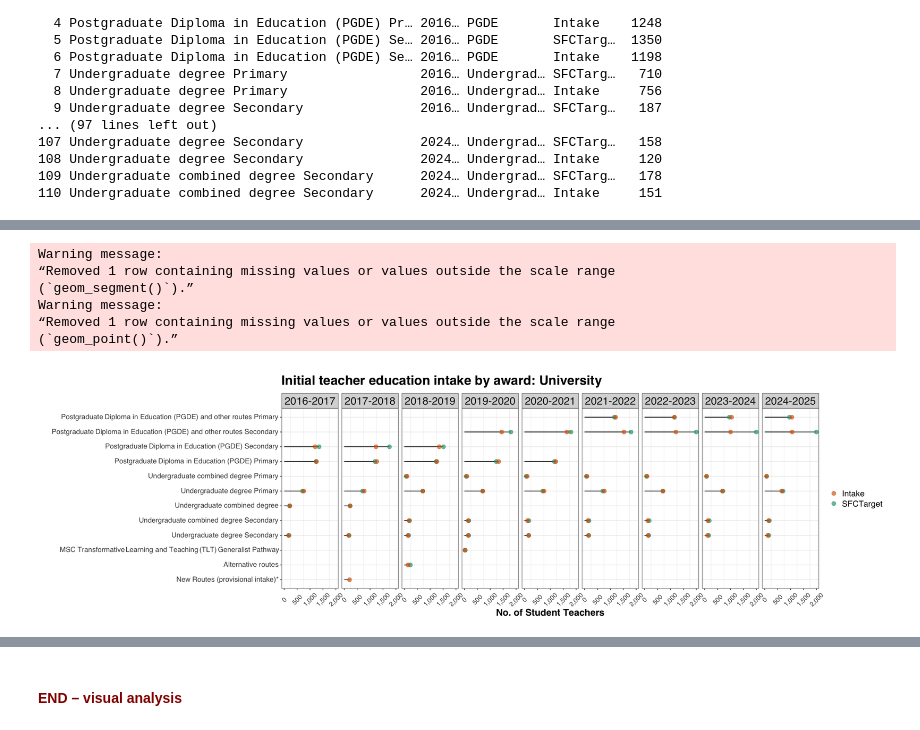
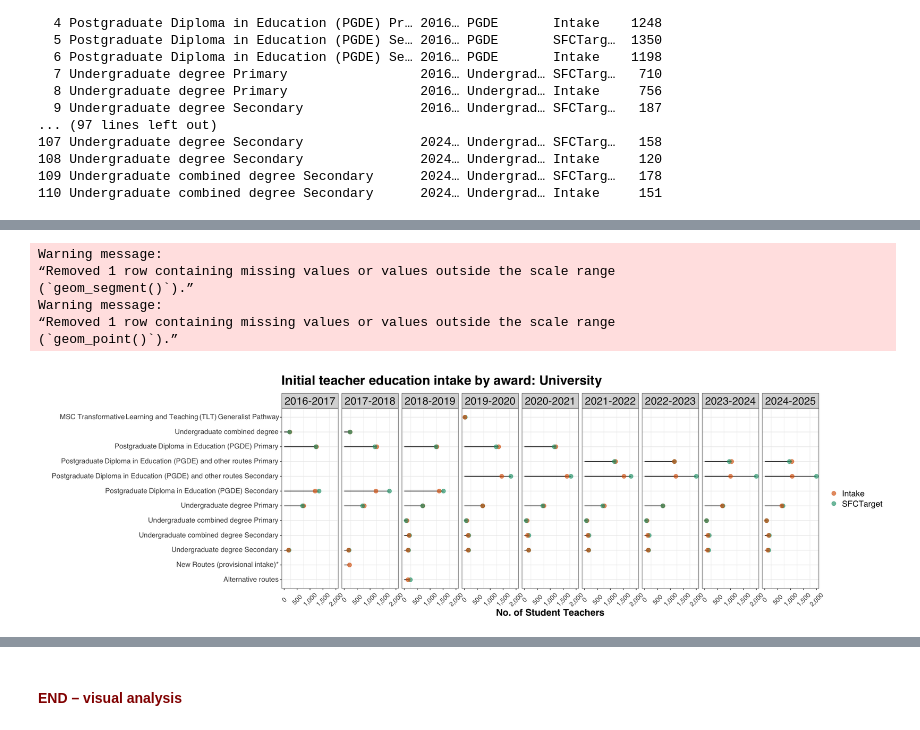
Before and after one commit to aba-sah/sta-it402-dresscode, a Jupyter notebook: code/r/initial_teacher_education.ipynb, the cells around one changed output, grey strips where cells are left out. Drawn from its saved outputs; the diff is of its cells as text; code cells hidden in the pictures.

```diff
--- a/code/r/initial_teacher_education.ipynb
+++ b/code/r/initial_teacher_education.ipynb
@@ -3395,13 +3399,16 @@ initial_intake_university <- initial_intake_university %>%
                                            str_detect(., regex("Alternative routes", ignore_case = TRUE)) ~ "Alternative routes",
                                            str_detect(., regex("New routes", ignore_case = TRUE)) ~ "New routes",
                                            str_detect(., "PGDE") ~ "PGDE",
-                                           str_detect(., regex("Primary|Secondary", ignore_case = TRUE)) ~ gsub(".+(Primary|Secondary)$", "Undergraduate - \\1", .),
+                                           str_detect(., regex("Primary|Secondary", ignore_case = TRUE)) ~ gsub(".+(?:Primary|Secondary)$", "Undergraduate", .),
                                            str_detect(., regex("degree", ignore_case = TRUE)) ~ "Other degree",
 
                                            TRUE ~ "Other"
                                           ), .names = "award_type"),
 
            across(award_type, ~ fct_relevel(., "New routes", "Alternative routes", after = Inf)),
+
+           across(ITECategory, ~ case_when(str_detect(., regex("Primary|Secondary", ignore_case = TRUE)) ~ gsub(".+(Primary|Secondary)$", "\\1", .),
+                                          ), .names = "school_stage"),
            ) %>%
 
     arrange(award_type) %>%
@@ -3764,42 +3811,41 @@ options(repr.plot.width = plot_width, repr.plot.height = 6)
 
 initial_intake_university %>%
     rename(SFCTarget = Target) %>%
-    pivot_longer(!c(ITECategory, year, award_type), names_to = "category", values_to = "count") %>%
+    pivot_longer(!c(ITECategory, year, award_type, school_stage), names_to = "category", values_to = "count") %>%
 
-    #group_by(ITECategory) %>%
-    mutate(across(award_type, ~ fct_reorder(., count, .na_rm = TRUE)),
-           across(award_type, ~ fct_relevel(., "New routes", "Alternative routes")),
-           ) %>%
-    #ungroup() %>%
-
-    mutate(across(year, ~ gsub("_", "-", .)),
-           across(ITECategory, ~ fct_reorder(., as.integer(award_type))),
+    mutate(across(school_stage, ~ fct_na_level_to_value(.))) %>%
+    mutate(across(award_type, ~ fct_relevel(., "New routes", "Alternative routes", after = Inf)),
           ) %>%
 
-    ggplot(aes(y = ITECategory, x = count)) +
+    arrange(award_type, school_stage, desc(count)) %>%
+    mutate(across(year, ~ gsub("_", "-", .)),
+           across(ITECategory, ~ fct_inorder(.))
+           ) %>%
+
+    ggplot(aes(y = fct_rev(ITECategory), x = count)) +
         geom_segment(aes(xend = 0, yend = ITECategory)) +
         geom_point(aes(colour = category), size = 3, alpha = 0.65) +
         scale_colour_brewer("statistics", palette = "Dark2", direction = -1) +
         #scale_fill_brewer("statistics", palette = "Dark2", direction = -1) +
         #scale_colour_manual(values = gender_colour_scheme) +
         #scale_fill_manual(values = gender_colour_scheme) +
         dressCodeTheme +
         ggtitle("Initial teacher education intake by award: University") +
         ylab("") +
         xlab("No. of Student Teachers") +
         scale_x_continuous(labels = scales::comma) +  #label_number_si()) +
         dressCodeTheme  +
         theme(axis.text.y = element_markdown(),
               axis.text.x = element_text(size = 11, angle = 45, vjust = 0.5),
               legend.title = element_blank(),
               ) +
         facet_grid(cols = vars(year) #, rows = vars(award_type)
                   )
 # %% [output]
 Warning message:
 “Removed 1 row containing missing values or values outside the scale range
 (`geom_segment()`).”
 Warning message:
 “Removed 1 row containing missing values or values outside the scale range
 (`geom_point()`).”
-[figure, old version]
+[figure, new version]
```
Also changed, not shown: parts of 6 cells of this notebook.
